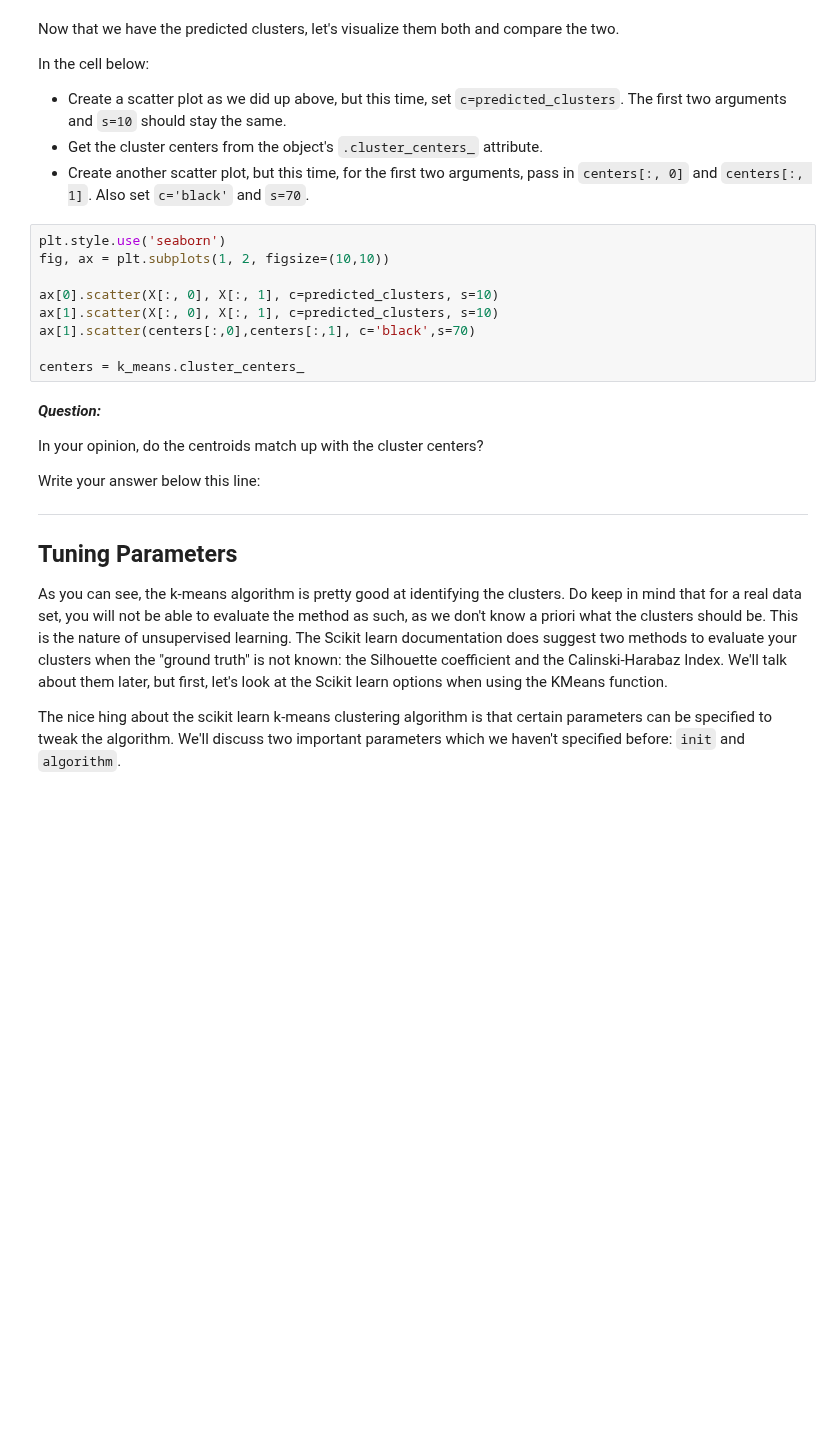
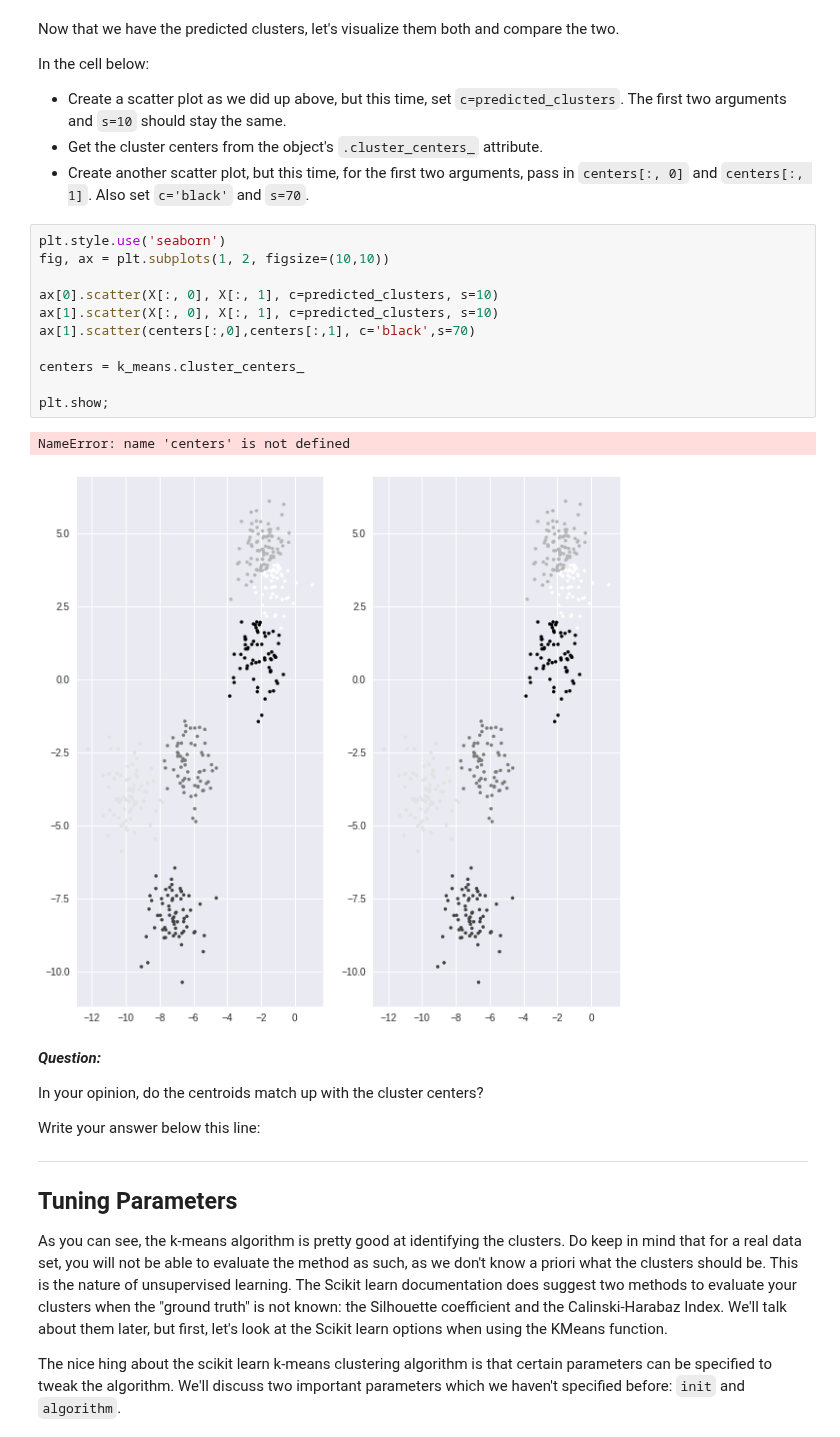
Before and after one commit to jnawjux/dsc-3-35-04-k-means-clustering-lab-seattle-ds-career-040119, a Jupyter notebook: index.ipynb, the cells around one changed output. Cells and saved outputs as stored; diff of their text form; blank space fills up the shorter version.

```diff
--- a/index.ipynb
+++ b/index.ipynb
@@ -90,12 +90,17 @@ In the cell below:
 # %%
 plt.style.use('seaborn')
 fig, ax = plt.subplots(1, 2, figsize=(10,10))
 
 ax[0].scatter(X[:, 0], X[:, 1], c=predicted_clusters, s=10)
 ax[1].scatter(X[:, 0], X[:, 1], c=predicted_clusters, s=10)
 ax[1].scatter(centers[:,0],centers[:,1], c='black',s=70)
 
 centers = k_means.cluster_centers_
+
+plt.show;
+# %% [output]
+NameError: name 'centers' is not defined
+[figure, added]
 # %% [markdown]
 **_Question:_**
 
```
